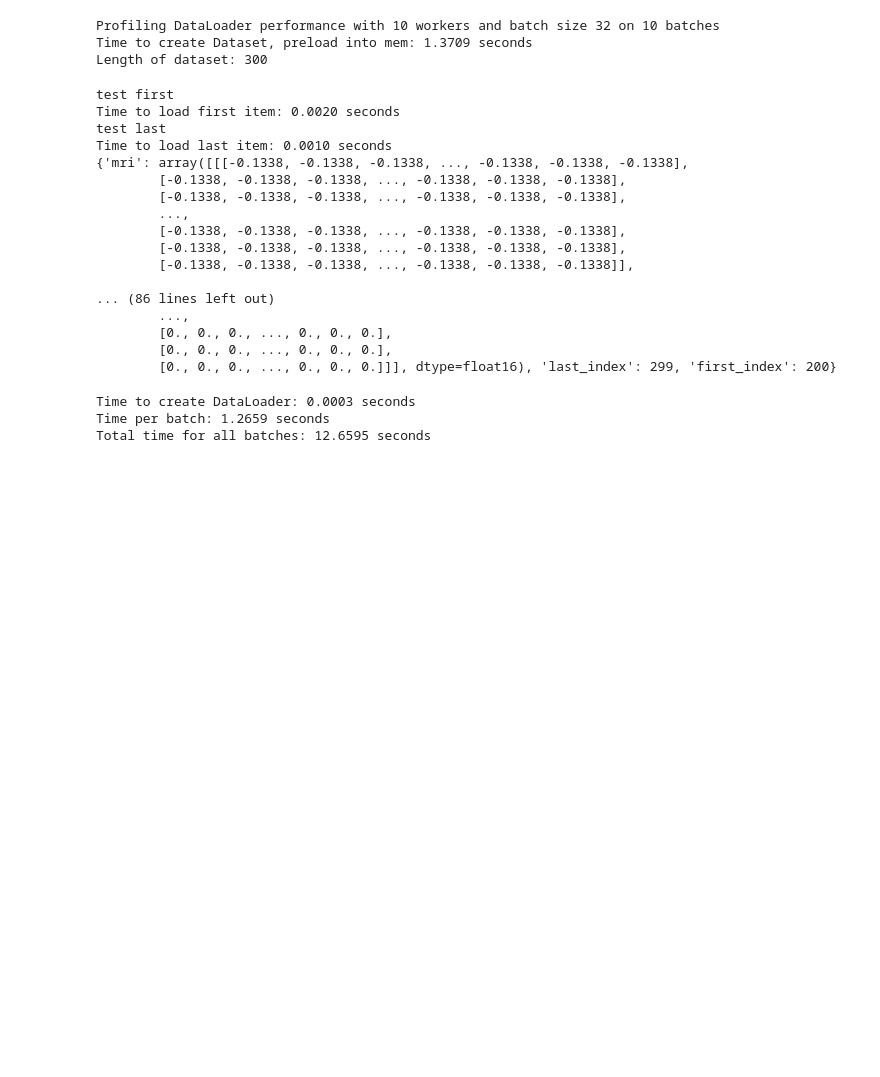
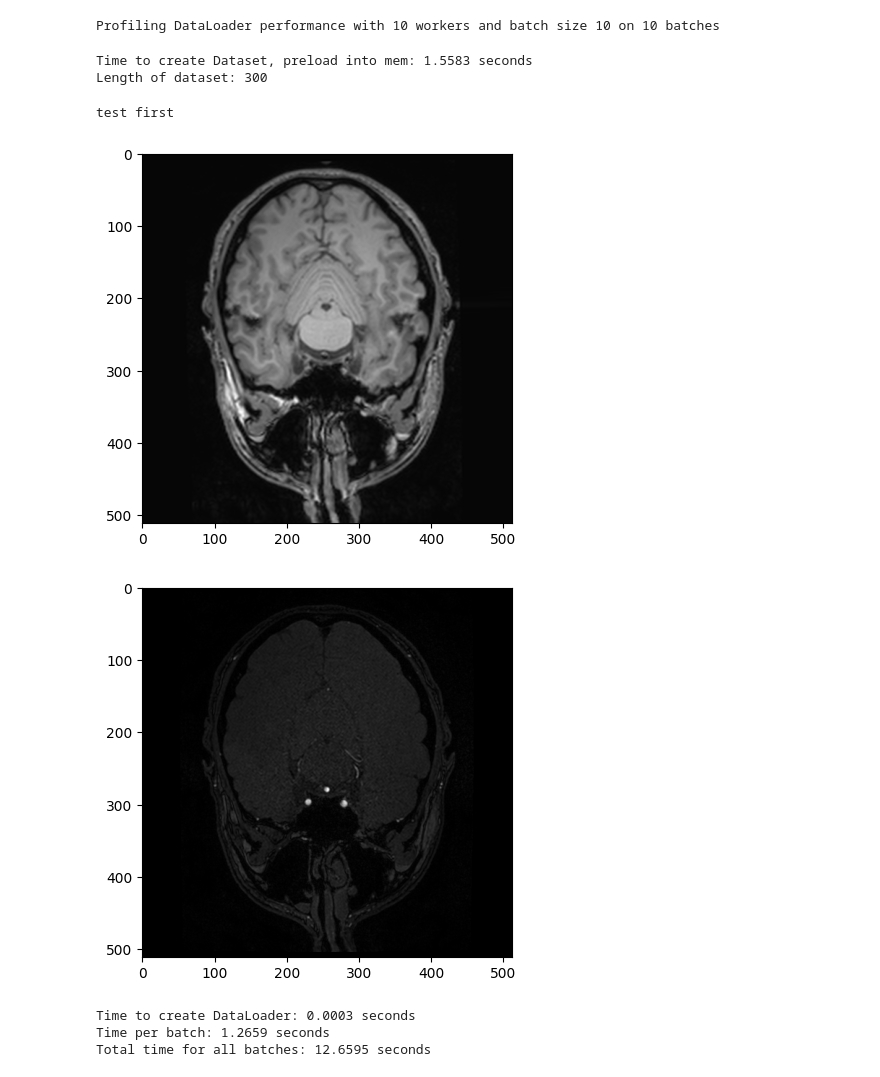
Before and after one commit to asagilmore/t1-mra, a Jupyter notebook: src/temp.ipynb, the cells around one changed output. Saved outputs shown, nothing was run; the diff lists cells and outputs as text; code cells hidden in the pictures; blank space fills up the shorter version.

Commit message:
remove test code

```diff
--- a/src/temp.ipynb
+++ b/src/temp.ipynb
@@ -10,7 +11,7 @@ import torchvision.transforms as transforms
 from torch.utils.data import DataLoader
 # %%
 num_workers = 10
-batch_size = 32
+batch_size = 10
 num_batches = 10
 data_dir = "/Users/asagilmore/src/t1-mra/data/split/test"
 
@@ -18,9 +19,14 @@ print("Profiling DataLoader performance"
       f" with {num_workers} workers and batch size {batch_size}"
       f" on {num_batches} batches")
 
-test_transform = transforms.Compose([
-      transforms.ToTensor(),
-      transforms.Normalize(mean=[0.5], std=[0.5])
+test_transform = v2.Compose([
+      v2.ToImage(),
+      v2.ToDtype(torch.float32),
+      v2.RandomApply([v2.RandomRotation(degrees=(90, 90))], p=0.5),
+      v2.RandomApply([v2.RandomRotation(degrees=(90, 90))], p=0.5),
+      v2.RandomApply([v2.RandomRotation(degrees=(90, 90))], p=0.5),
+      v2.RandomHorizontalFlip(p=0.5),
+      v2.Normalize(mean=[0.5], std=[0.5])
 ])
 
 start_time = time.time()
@@ -34,15 +40,28 @@ print("Time to create Dataset, "
 
 print(f'Length of dataset: {len(test_dataset)}')
 # %% [output]
-Profiling DataLoader performance with 10 workers and batch size 32 on 10 batches
-Time to create Dataset, preload into mem: 1.3709 seconds
-Length of dataset: 300
+Profiling DataLoader performance with 10 workers and batch size 10 on 10 batches
+Time to create Dataset, preload into mem: 1.5583 seconds
+Length of dataset: 300
+# %%
+import matplotlib.pyplot as plt
+print(f'test first')
+start_time = time.time()
+out = test_dataset[0]
+stop_time = time.time()
+
+squeezed_1 = out[0].squeeze()
+squeeze_2 = out[1].squeeze()
+
+plt.imshow(squeezed_1, cmap='gray')
+plt.show()
+plt.imshow(squeeze_2, cmap='gray')
+plt.show()
+# %% [output]
+test first
+[figure, added]
+[figure, added]
 # %%
-
-print(f'test first')
-start_time = time.time()
-out = test_dataset[0]
-stop_time = time.time()
 
 elapsed_time = stop_time - start_time
 print(f"Time to load first item: {elapsed_time:.4f} seconds")
@@ -54,24 +73,6 @@ stop_time = time.time()
 
 elapsed_time = stop_time - start_time
 print(f"Time to load last item: {elapsed_time:.4f} seconds")
-# %% [output]
-test first
-Time to load first item: 0.0020 seconds
-test last
-Time to load last item: 0.0010 seconds
-{'mri': array([[[-0.1338, -0.1338, -0.1338, ..., -0.1338, -0.1338, -0.1338],
-        [-0.1338, -0.1338, -0.1338, ..., -0.1338, -0.1338, -0.1338],
-        [-0.1338, -0.1338, -0.1338, ..., -0.1338, -0.1338, -0.1338],
-        ...,
-        [-0.1338, -0.1338, -0.1338, ..., -0.1338, -0.1338, -0.1338],
-        [-0.1338, -0.1338, -0.1338, ..., -0.1338, -0.1338, -0.1338],
-        [-0.1338, -0.1338, -0.1338, ..., -0.1338, -0.1338, -0.1338]],
-
-... (86 lines left out)
-        ...,
-        [0., 0., 0., ..., 0., 0., 0.],
-        [0., 0., 0., ..., 0., 0., 0.],
-        [0., 0., 0., ..., 0., 0., 0.]]], dtype=float16), 'last_index': 299, 'first_index': 200}
 # %%
 
     start_time = time.time()
```
Also changed, not shown: parts of 1 cell of this notebook.
